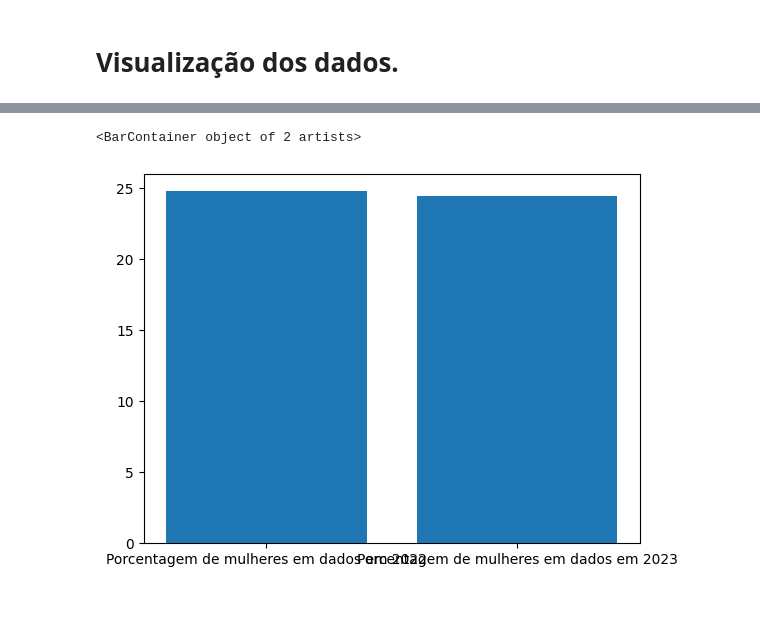
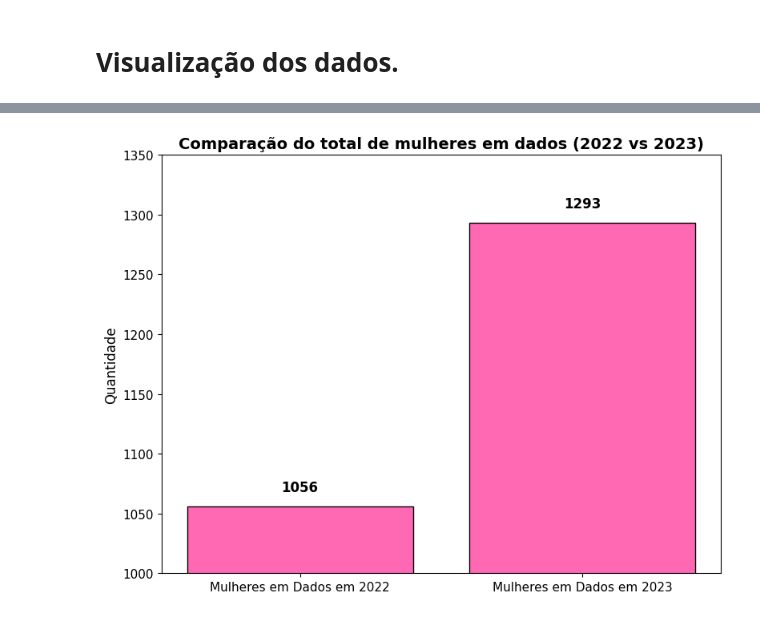
Before and after one commit to LaryssaCunha/analise-e-visualizacao-desigualdade-genero-em-dados, a Jupyter notebook: tratamento-dados.ipynb, the cells around one changed output, grey strips where cells are left out. Drawn from its saved outputs; the diff is of its cells as text; code cells hidden in the pictures.

```diff
--- a/tratamento-dados.ipynb
+++ b/tratamento-dados.ipynb
@@ -23,6 +44,6 @@ df_std2022
 # %%
 #selecionando as colunas que serão utilizadas do dataframe
-std2022_tratado = df_std2022.loc[:, ["('P0', 'id')",
+df_std2022 = df_std2022.loc[:, ["('P0', 'id')",
 "('P1_a ', 'Idade')",
 "('P1_b ', 'Genero')",
 "('P1_c ', 'Cor/raca/etnia')",
@@ -107,8 +120,8 @@ deletar_colunas_2022 = ["('P2_l_2 ', 'Salário atual não corresponde ao mercado
     "('P5_d ', 'Como tem sido a busca por um emprego na área de dados?')"
 ]
 
-std2022_tratado = std2022_tratado.drop(deletar_colunas_2022, axis=1)
-std2022_tratado
+df_std2022 = df_std2022.drop(deletar_colunas_2022, axis=1)
+df_std2022
 # %% [output]
 |  | ('P0', 'id') | ('P1_a ', 'Idade') | ('P1_b ', 'Genero') | ('P1_c ', 'Cor/raca/etnia') | ('P1_d ', 'PCD') | ... |
 | 0 | zzqzz3l9ily8nuo2m7wyzzqzz3w48o96 | 39.0 | Masculino | Parda | Não | ... |
@@ -240,0 +315,4 @@ quantidade_mulheres_2022 #total de mulheres
+# %%
+# Contando apenas o número de ocorrências de "Feminino" na coluna "genero"
+quantidade_mulheres_2022 = df_std2022[df_std2022['genero'] == 'Feminino'].shape[0]
+quantidade_mulheres_2022
@@ -256,0 +341,3 @@ porcentagem_mulheres_2023
+# %%
+quantidade_mulheres_2023 = df_std2023[df_std2023['genero'] == 'Feminino'].shape[0]
+quantidade_mulheres_2023
@@ -265,6 +370,0 @@ plt.bar(["Mulheres em Dados em 2022", "Mulheres em Dados em 2023"], [quantidade_
-# %%
-plt.bar(["Porcentagem de mulheres em dados em 2022", "Porcentagem de mulheres em dados em 2023"], [porcentagem_mulheres_2022, porcentagem_mulheres_2023])
-#vou perguntar a edu do rotacionar o grafico pra acertar
-# %% [output]
-<BarContainer object of 2 artists>
-[figure, removed]
@@ -272,0 +371,32 @@ plt.bar(["Porcentagem de mulheres em dados em 2022", "Porcentagem de mulheres em
+# %%
+#Dados
+categorias1 = ["Mulheres em Dados em 2022", "Mulheres em Dados em 2023"]
+valores = [quantidade_mulheres_2022, quantidade_mulheres_2023]
+
+#Criando o g´rafico de barras
+plt.figure(figsize=(8, 6)) #Ajuste o tamanho da figura
+barras = plt.bar(categorias1, valores, color='#FF69B4', edgecolor = 'black')
+
+#Ajustando o eixo Y para mostrar apenas entre 100 e 1500
+plt.ylim(1000, 1350)
+
+#Adicionando os rótulos acima das barras
+for barra in barras:
+    altura = barra.get_height()
+    plt.text(
+        barra.get_x() + barra.get_width() / 2, altura + 10, #Posição acima da barra
+        f'{altura}', #Valor da barra
+        ha='center', va='bottom', fontsize=12, color='black', fontweight='bold'
+    )
+
+#Ajustando os rótulos e os títulos
+plt.title("Comparação do total de mulheres em dados (2022 vs 2023)", fontsize=14, fontweight='bold')
+plt.ylabel("Quantidade", fontsize=12)
+plt.xticks(fontsize=11)
+plt.yticks(fontsize=11)
+
+#Mostrando o gráfico
+plt.tight_layout()
+plt.show()
+# %% [output]
+[figure, added]
```
Also changed, not shown: parts of 29 cells of this notebook, 9 other files.
